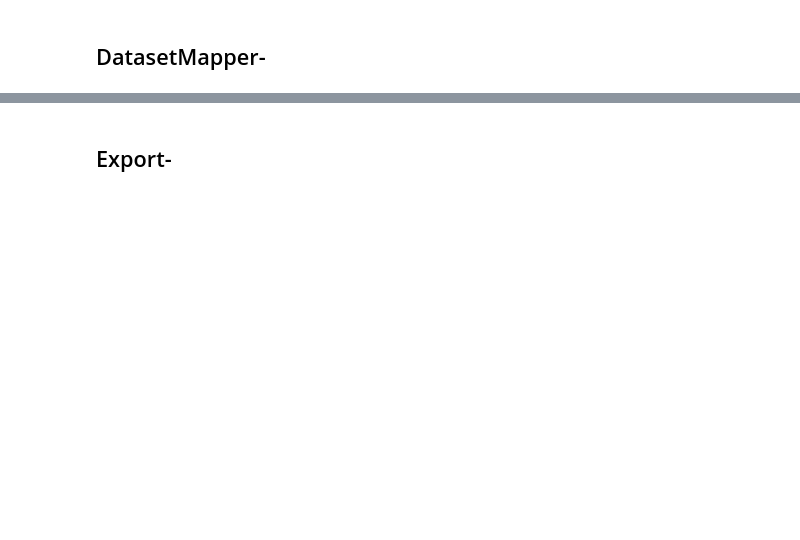
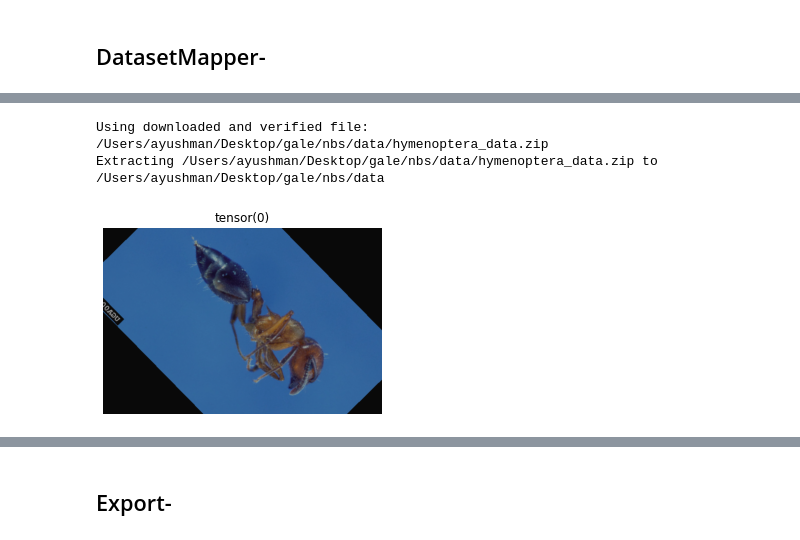
Before and after one commit to benihime91/gale, a Jupyter notebook: nbs/05_classification.data.common.ipynb, the cells around one changed output, grey strips where cells are left out. Cells and saved outputs as stored; diff of their text form; code cells hidden in the pictures; blank space fills up the shorter version.

```diff
--- a/nbs/05_classification.data.common.ipynb
+++ b/nbs/05_classification.data.common.ipynb
@@ -162,0 +181,10 @@ show_image(image)
+# %%
+# export
+class DatasetDict(namedtuple("dataset_dict", ["file_name", "target"])):
+    """
+    A simple structure that contains the path to the Images and
+    Interger target of the Images.
+    """
+
+    def __new__(cls, file_name: str, target: int):
+        return super().__new__(cls, file_name, target)
@@ -292,0 +310,24 @@ For test datasets `ClassificationMapper` takes in a `str` which corresponds to t
+# %%
+import torchvision
+from gale.collections.download import download_and_extract_archive
+from nbdev.export import Config
+from fastcore.all import Path
+
+URL = "https://download.pytorch.org/tutorial/hymenoptera_data.zip"
+data_path = Path(Config().path("nbs_path")) / "data"
+
+# download a toy dataset
+download_and_extract_archive(url=URL, download_root=data_path, extract_root=data_path)
+
+# create torchvision dataset instance
+path = data_path / "hymenoptera_data"
+ds = torchvision.datasets.ImageFolder(root=path / "train")
+im, targ = mapper.encodes(ds[0])
+
+# de-normalize image
+im = im.permute(1, 2, 0) * torch.tensor(mapper.std) + torch.tensor(mapper.mean)
+show_images([im], titles=[targ], imsize=5)
+# %% [output]
+Using downloaded and verified file: /Users/ayushman/Desktop/gale/nbs/data/hymenoptera_data.zip
+Extracting /Users/ayushman/Desktop/gale/nbs/data/hymenoptera_data.zip to /Users/ayushman/Desktop/gale/nbs/data
+[figure, added]
```
Also changed, not shown: parts of 40 cells of this notebook, 2 other files.
